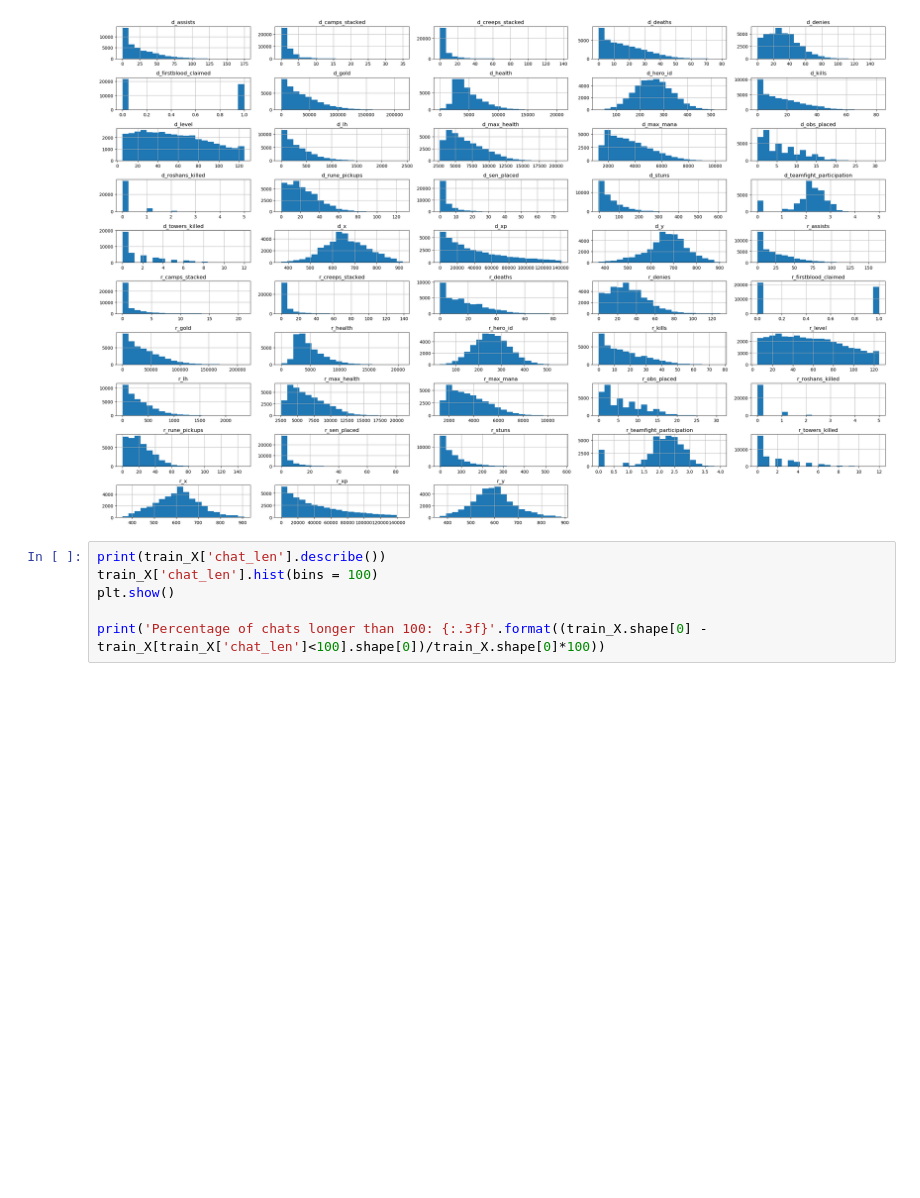
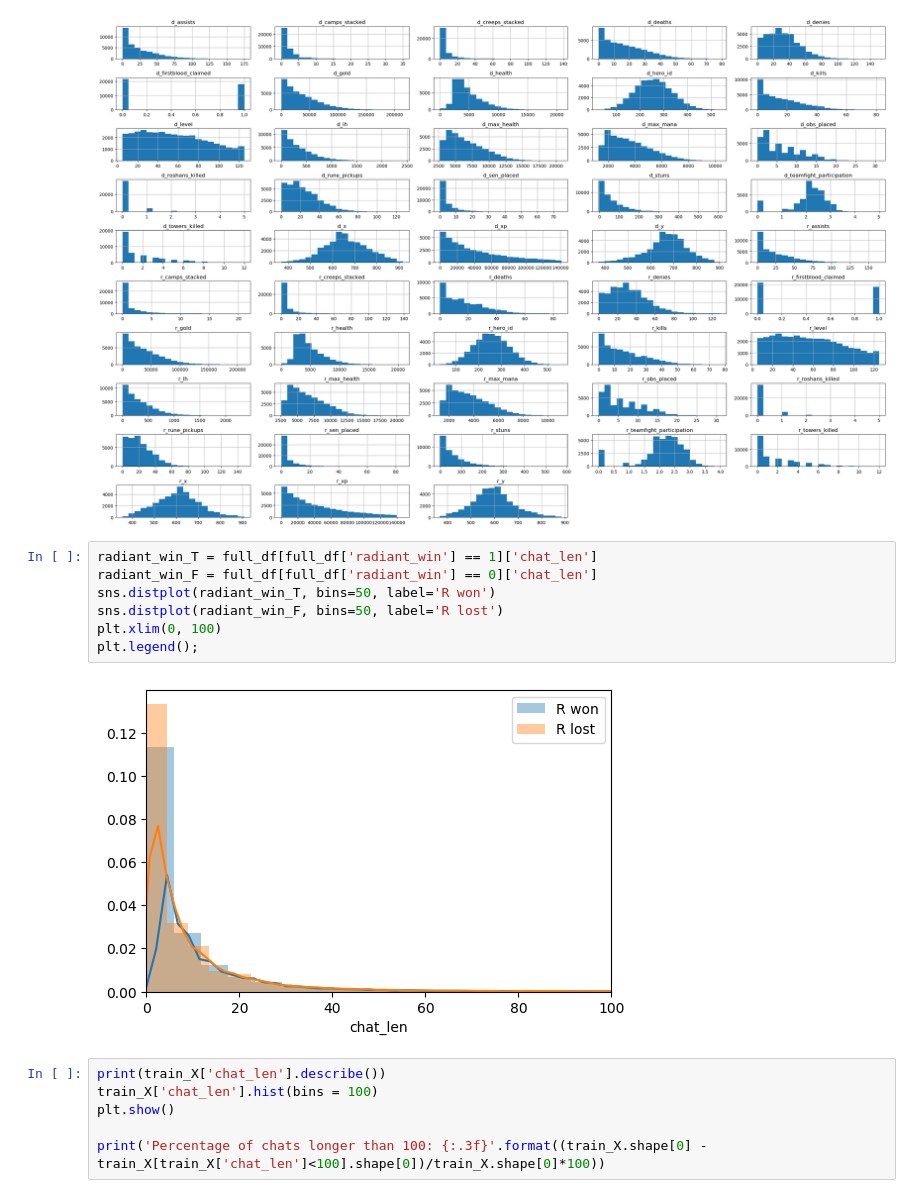
Before and after one commit to tankonst/game_winner_binary_classifier, a Jupyter notebook: EDA_mb.ipynb, the cells around one changed output. Cells and saved outputs as stored; diff of their text form; blank space fills up the shorter version.

```diff
--- a/EDA_mb.ipynb
+++ b/EDA_mb.ipynb
@@ -269,6 +257,15 @@ plt.tight_layout()
 plt.show()
 # %% [output]
 [figure]
+# %%
+radiant_win_T = full_df[full_df['radiant_win'] == 1]['chat_len']
+radiant_win_F = full_df[full_df['radiant_win'] == 0]['chat_len']
+sns.distplot(radiant_win_T, bins=50, label='R won')
+sns.distplot(radiant_win_F, bins=50, label='R lost')
+plt.xlim(0, 100)
+plt.legend();
+# %% [output]
+[figure, added]
 # %%
 print(train_X['chat_len'].describe())
 train_X['chat_len'].hist(bins = 100)
```
Also changed, not shown: parts of 3 cells of this notebook, 1 other file.
